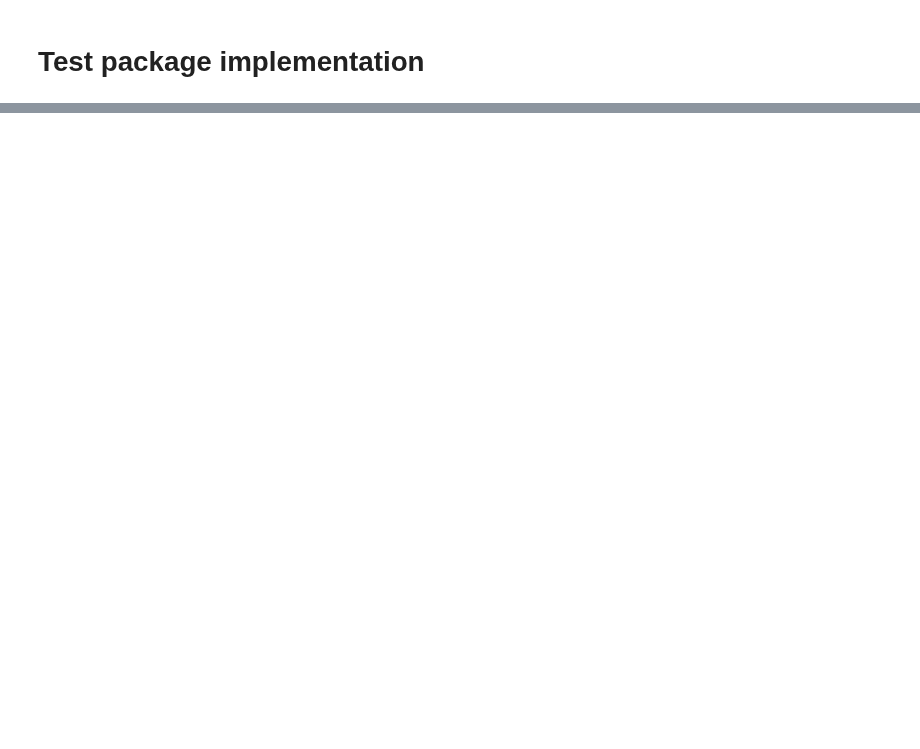
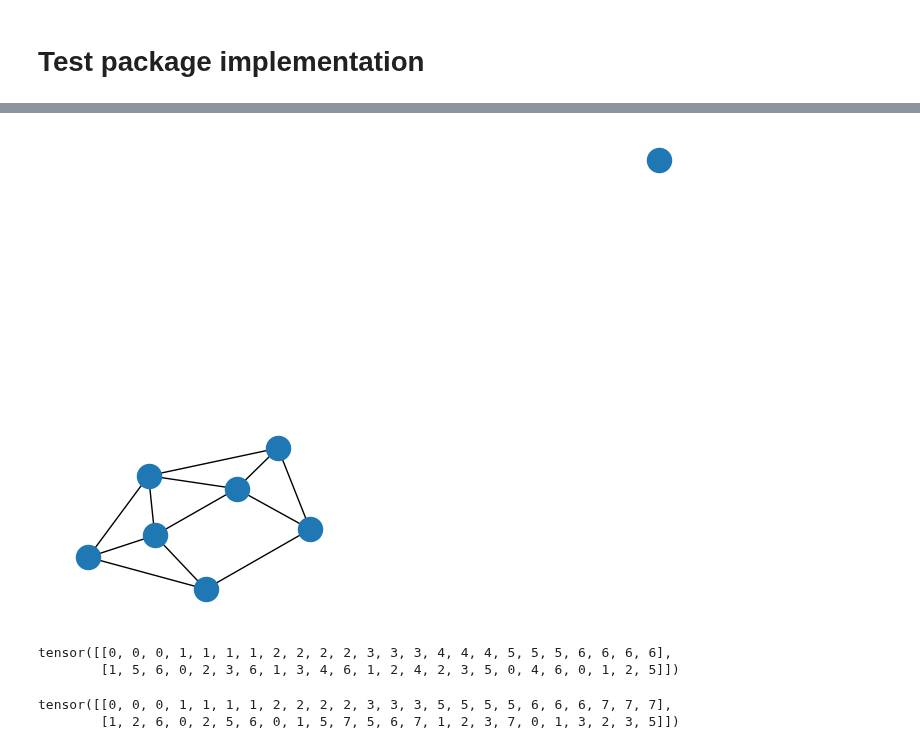
Before and after one commit to SamAdamDay/neural-interactive-proofs, a Jupyter notebook: playground/gi_dataset.ipynb, the cells around one changed output, grey strips where cells are left out. Saved outputs shown, nothing was run; the diff lists cells and outputs as text; code cells hidden in the pictures; blank space fills up the shorter version.

```diff
--- a/playground/gi_dataset.ipynb
+++ b/playground/gi_dataset.ipynb
@@ -506,0 +550,14 @@ GraphIsomorphismDataset(name='test', num_features=8, num_pairs=100)
+# %%
+nx.draw(nx.from_numpy_array(to_dense_adj(data["edge_index_b"]).squeeze().numpy()))
+# %% [output]
+[figure, added]
+# %%
+data.edge_index_a
+# %% [output]
+tensor([[0, 0, 0, 1, 1, 1, 1, 2, 2, 2, 2, 3, 3, 3, 4, 4, 4, 5, 5, 5, 6, 6, 6, 6],
+        [1, 5, 6, 0, 2, 3, 6, 1, 3, 4, 6, 1, 2, 4, 2, 3, 5, 0, 4, 6, 0, 1, 2, 5]])
+# %%
+data.edge_index_b
+# %% [output]
+tensor([[0, 0, 0, 1, 1, 1, 1, 2, 2, 2, 2, 3, 3, 3, 5, 5, 5, 5, 6, 6, 6, 7, 7, 7],
+        [1, 2, 6, 0, 2, 5, 6, 0, 1, 5, 7, 5, 6, 7, 1, 2, 3, 7, 0, 1, 3, 2, 3, 5]])
```
Also changed, not shown: parts of 17 cells of this notebook, 5 other files.
